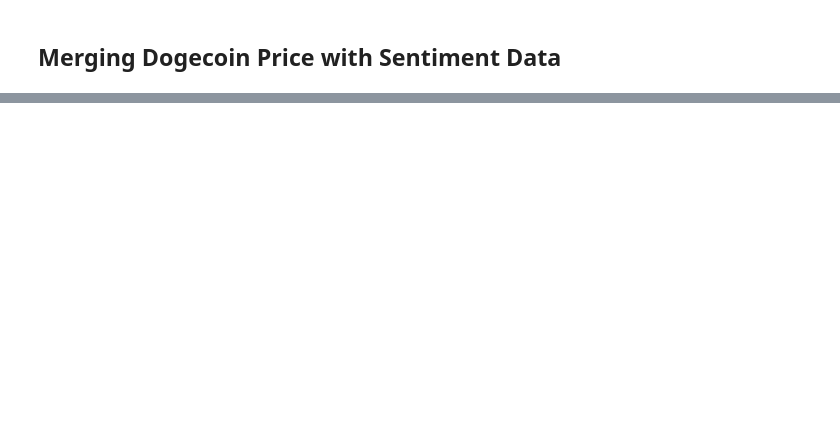
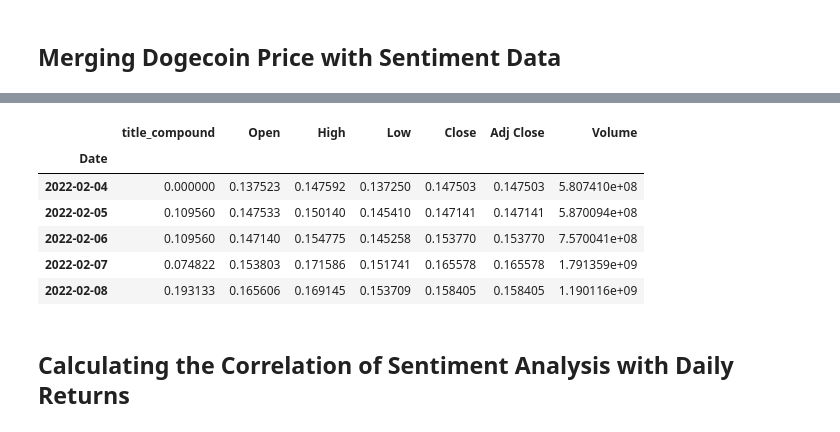
Before and after one commit to 1ightray/Group4, a Jupyter notebook: Sentiment_analysis.ipynb, the cells around one changed output, grey strips where cells are left out. Cells and saved outputs as stored; diff of their text form; code cells hidden in the pictures; blank space fills up the shorter version.

```diff
--- a/Sentiment_analysis.ipynb
+++ b/Sentiment_analysis.ipynb
@@ -203,0 +239,12 @@ print(news_df_edit)
+# %%
+#Filling in empty values with their most recent value positions
+sentiment_closing_df['title_compound'] = sentiment_closing_df['title_compound'].fillna(method='ffill')
+sentiment_closing_df.head()
+# %% [output]
+|  | title_compound | Open | High | Low | Close | Adj Close | Volume |
+| Date |  |  |  |  |  |  |  |
+| 2022-02-04 | 0.000000 | 0.137523 | 0.147592 | 0.137250 | 0.147503 | 0.147503 | 5.807410e+08 |
+| 2022-02-05 | 0.109560 | 0.147533 | 0.150140 | 0.145410 | 0.147141 | 0.147141 | 5.870094e+08 |
+| 2022-02-06 | 0.109560 | 0.147140 | 0.154775 | 0.145258 | 0.153770 | 0.153770 | 7.570041e+08 |
+| 2022-02-07 | 0.074822 | 0.153803 | 0.171586 | 0.151741 | 0.165578 | 0.165578 | 1.791359e+09 |
+| 2022-02-08 | 0.193133 | 0.165606 | 0.169145 | 0.153709 | 0.158405 | 0.158405 | 1.190116e+09 |
@@ -203,0 +255,2 @@ print(news_df_edit)
+# %% [markdown]
+## Calculating the Correlation of Sentiment Analysis with Daily Returns
```
Also changed, not shown: parts of 22 cells of this notebook, 6 other files.
